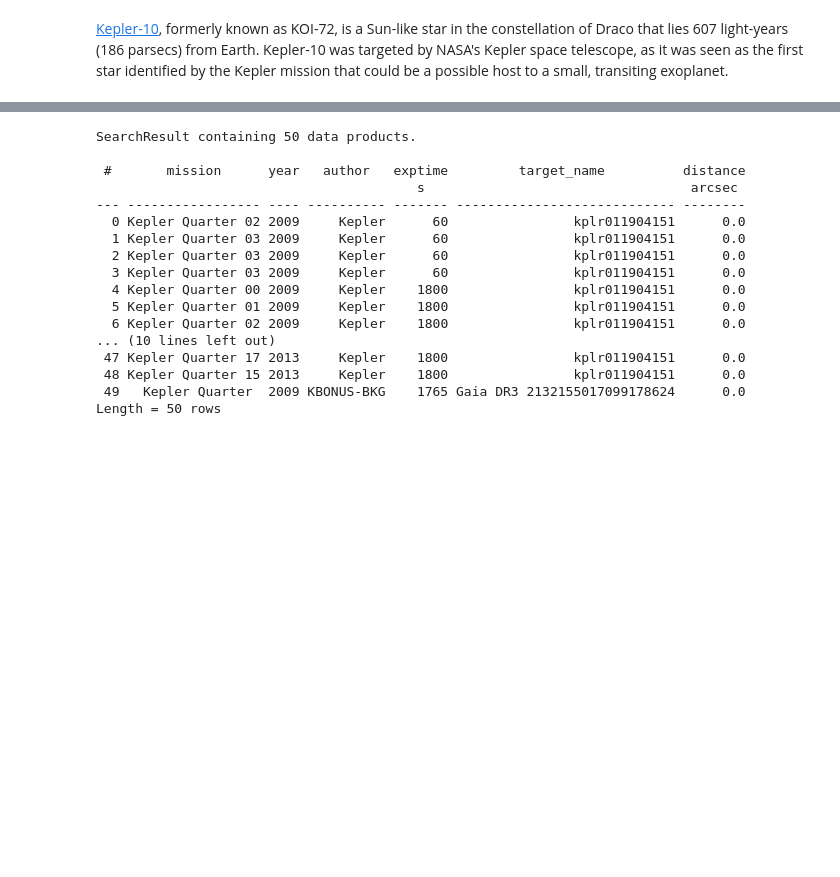
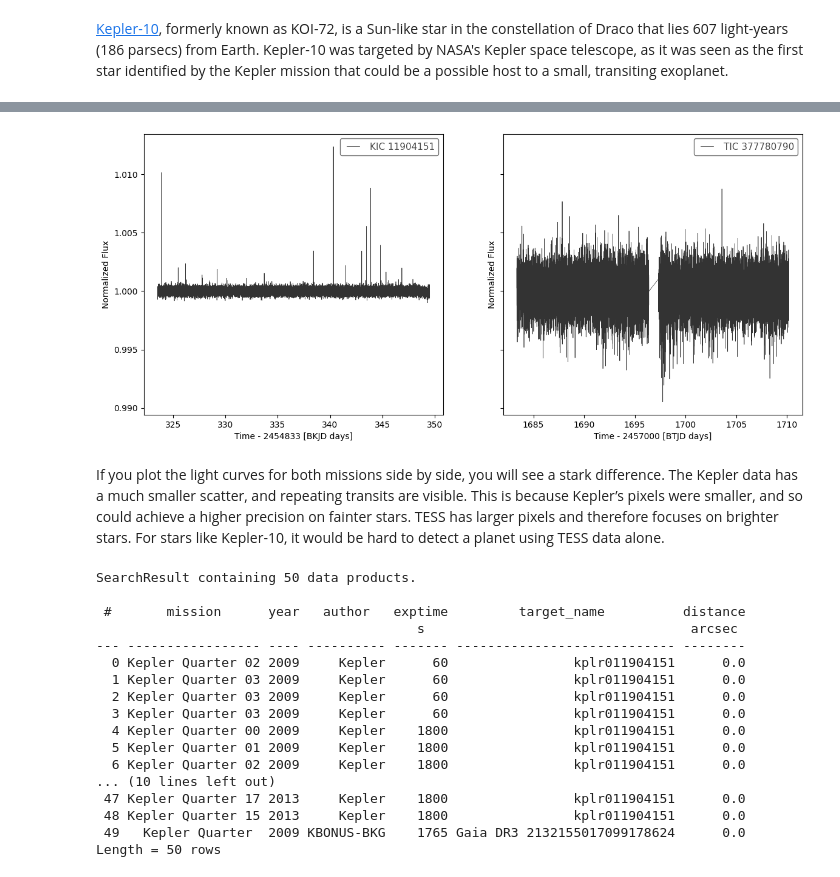
Before and after one commit to deltorobarba/astrophysics, a Jupyter notebook: exoplanet_kepler10.ipynb, the cells around one changed output, grey strips where cells are left out. Cells and saved outputs as stored; diff of their text form; code cells hidden in the pictures; blank space fills up the shorter version.

```diff
--- a/exoplanet_kepler10.ipynb
+++ b/exoplanet_kepler10.ipynb
@@ -10 +55,12 @@
+# %%
+lc_kep = kep.to_lightcurve()
+lc_tes = tes.to_lightcurve()
+# %%
+fig, axes = plt.subplots(1, 2, figsize=(14,6), sharey=True)
+lc_kep.flatten().plot(ax=axes[0], c='k', alpha=.8)
+lc_tes.flatten().plot(ax=axes[1], c='k', alpha=.8);
+# %% [output]
+[figure, added]
+# %% [markdown]
+If you plot the light curves for both missions side by side, you will see a stark difference. The Kepler data has a much smaller scatter, and repeating transits are visible. This is because Kepler’s pixels were smaller, and so could achieve a higher precision on fainter stars. TESS has larger pixels and therefore focuses on brighter stars. For stars like Kepler-10, it would be hard to detect a planet using TESS data alone.
 # %%
```
Also changed, not shown: parts of 7 cells of this notebook.
